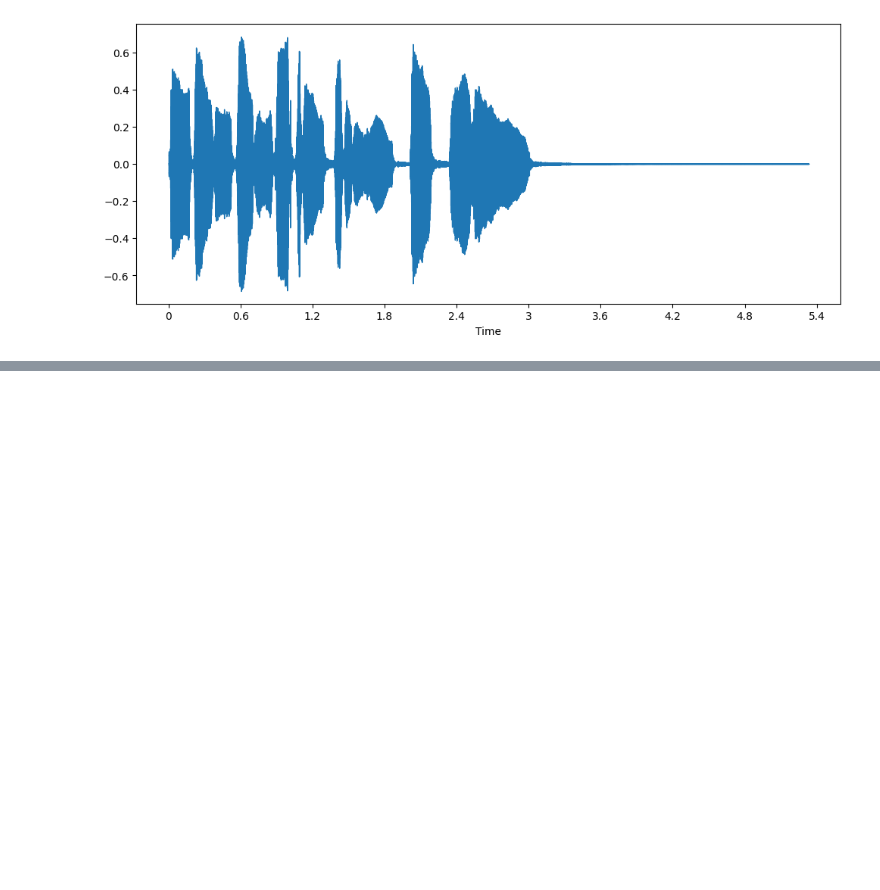
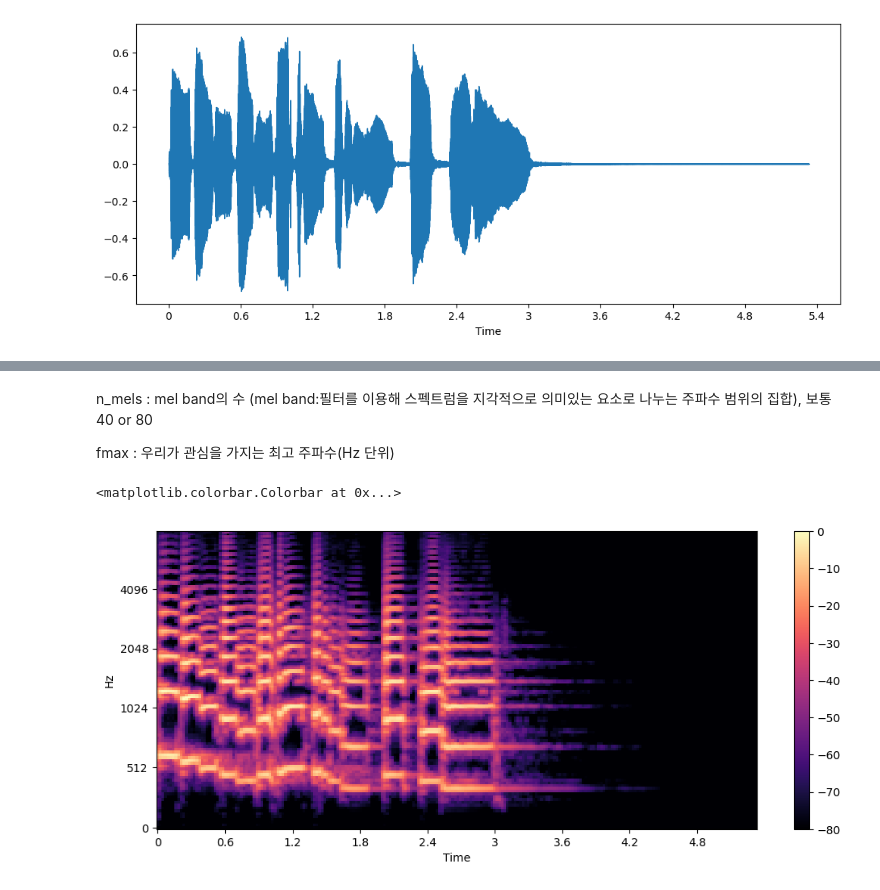
Before and after one commit to jiyeongggg/audio-data, a Jupyter notebook: huggingface_실습.ipynb, the cells around one changed output, grey strips where cells are left out. Drawn from its saved outputs; the diff is of its cells as text; code cells hidden in the pictures; blank space fills up the shorter version.

```diff
--- a/huggingface_실습.ipynb
+++ b/huggingface_실습.ipynb
@@ -38,0 +73,17 @@ librosa.display.waveshow(array,sr = sampling_rate)
+# %% [markdown]
+n_mels : mel band의 수 (mel band:필터를 이용해 스펙트럼을 지각적으로 의미있는 요소로 나누는 주파수 범위의 집합), 보통 40 or 80
+
+fmax : 우리가 관심을 가지는 최고 주파수(Hz 단위)
+# %%
+
+#Trumpet Mel Spectrogram
+S = librosa.feature.melspectrogram(y = array, sr=sampling_rate,n_mels=128, fmax=8000)
+#return power spectrogram
+S_dB = librosa.power_to_db(S,ref=np.max)
+
+plt.figure().set_figwidth(12)
+librosa.display.specshow(S_dB, x_axis="time",y_axis="mel",sr=sampling_rate,fmax=8000)
+plt.colorbar()
+# %% [output]
+<matplotlib.colorbar.Colorbar at 0x...>
+[figure, added]
```
Also changed, not shown: parts of 4 cells of this notebook.
